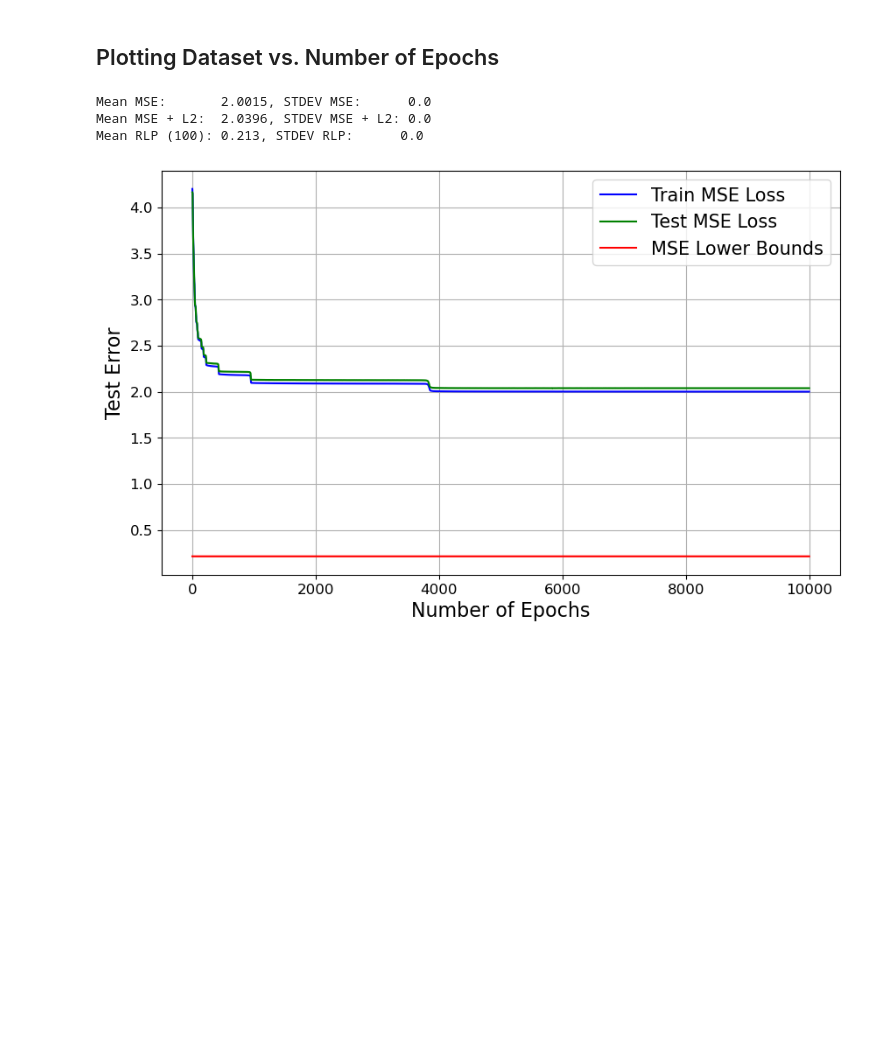
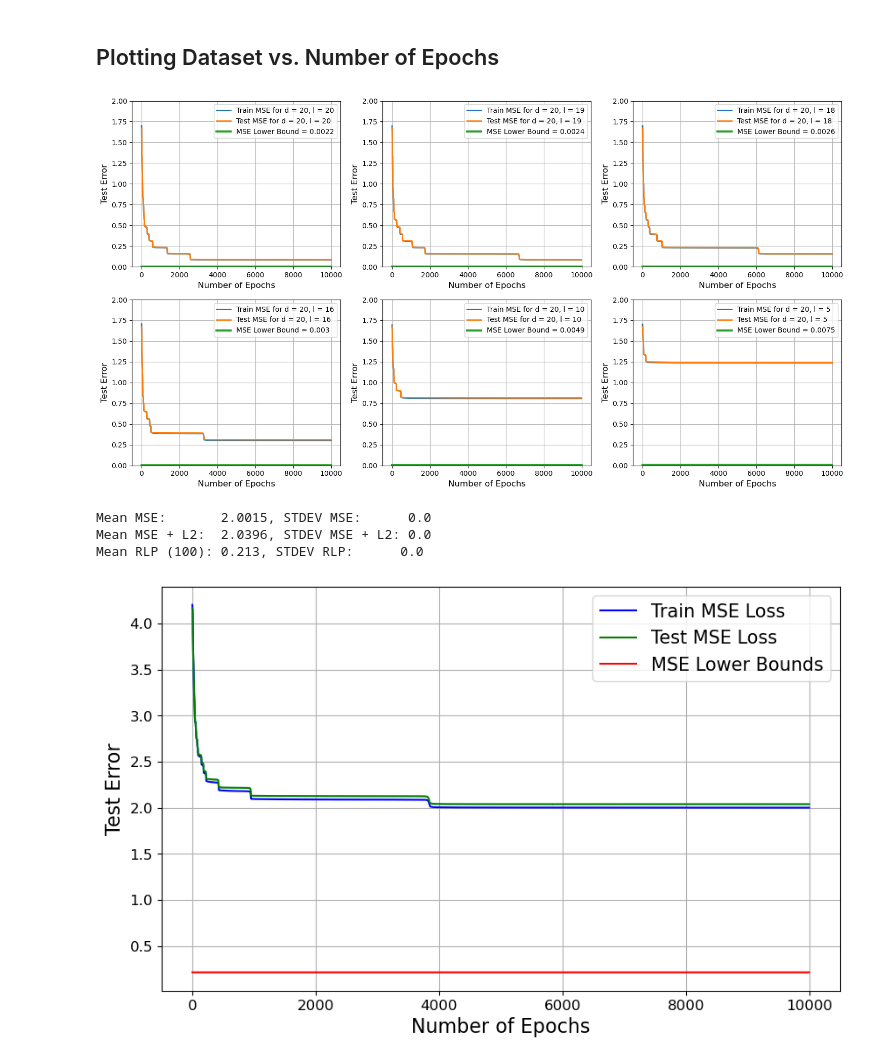
Before and after one commit to shyamven/InformationTheoreticLowerBounds, a Jupyter notebook: Plots_Uniform.ipynb, the cells around one changed output. Drawn from its saved outputs; the diff is of its cells as text; code cells hidden in the pictures; blank space fills up the shorter version.

```diff
--- a/Plots_Uniform.ipynb
+++ b/Plots_Uniform.ipynb
@@ -4,4 +4,65 @@ import numpy as np
 import matplotlib.pyplot as plt
 # %% [markdown]
 ## Plotting Dataset vs. Number of Epochs
+# %%
+import pandas as pd
+import matplotlib.pyplot as plt
+
+# Initialize parameters
+DatasetName = 'Uniform'
+input_dim = 20 # 50
+latent_dims = [20, 19, 18, 16, 10, 5] # [50, 48, 45, 40, 25, 10]
+num_hidden = 0
+train_size = 100000
+batch_size = 1000
+epochs = 10000
+iterations = 1
+
+# Creating a 2x3 subplot structure
+fig, axs = plt.subplots(2, 3, figsize=(15, 8))  # Adjust the figure size as needed
+
+# Flatten the axs array for easy iteration
+axs = axs.flatten()
+
+# Loop over latent dimensions and subplots
+for i, latent_dim in enumerate(latent_dims):
+    # Read X, Y, and Z for each latent_dim
+    X = pd.read_csv(f'TRAIN_{DatasetName}_InputDim={input_dim}_LatentDim={latent_dim}_NumHidden={num_hidden}_TrainSize={train_size}_BatchSize={batch_size}_Epochs={epochs}_Iterations={iterations}.csv', header=None).values
+    Y = pd.read_csv(f'TEST_{DatasetName}_InputDim={input_dim}_LatentDim={latent_dim}_NumHidden={num_hidden}_TrainSize={train_size}_BatchSize={batch_size}_Epochs={epochs}_Iterations={iterations}.csv', header=None).values
+    Z = pd.read_csv(f'LB_{DatasetName}_InputDim={input_dim}_LatentDim={latent_dim}_NumHidden={num_hidden}_TrainSize={train_size}_BatchSize={batch_size}_Epochs={epochs}_Iterations={iterations}.csv', header=None).values
+
+    # Calculate mean and confidence interval for X
+    mean_X = X.mean(axis=0)
+    ci_X = 1.96 * X.std(axis=0) / len(X)  # Assuming 95% CI
+
+    # Calculate mean and confidence interval for Y
+    mean_Y = Y.mean(axis=0)
+    ci_Y = 1.96 * Y.std(axis=0) / len(Y)  # Assuming 95% CI
+
+    # Calculate mean and confidence interval for Z
+    mean_Z = Z.mean(axis=0)
+
+    # Plotting for Y on subplot i
+    axs[i].fill_between(range(1, epochs + 1), mean_X - ci_X, mean_X + ci_X, alpha=0.1)
+    axs[i].plot(range(1, epochs + 1), mean_X, '-', label=f"Train MSE for d = {input_dim}, l = {latent_dim}", linewidth=2)
+
+    # Plotting for Y on subplot i
+    axs[i].fill_between(range(1, epochs + 1), mean_Y - ci_Y, mean_Y + ci_Y, alpha=0.2)
+    axs[i].plot(range(1, epochs + 1), mean_Y, '-', label=f"Test MSE for d = {input_dim}, l = {latent_dim}", linewidth=2)
+
+    # Plotting for Z on subplot i
+    axs[i].plot(range(1, epochs + 1), mean_Z, '-', label=f"MSE Lower Bound = {mean_Z[0].round(4)}", linewidth=3)
+
+    # Additional settings for each subplot
+    axs[i].set_xlabel("Number of Epochs", fontsize=12)
+    axs[i].set_ylabel("Test Error", fontsize=12)
+    axs[i].set_ylim(0,2) # (0,4.5)
+    axs[i].legend(prop={'size': 10})
+    axs[i].grid(True)
+
+# Adjust layout
+plt.tight_layout()
+plt.show()
+# %% [output]
+[figure, new version]
 # %%
```
Also changed, not shown: parts of 3 cells of this notebook.
